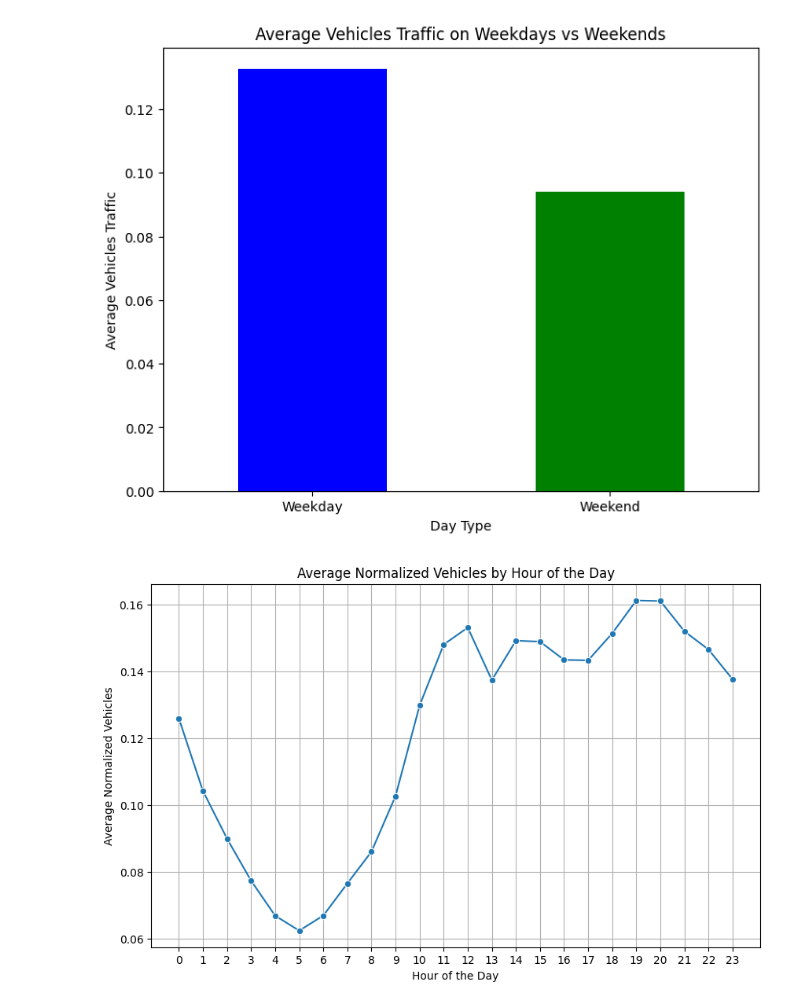
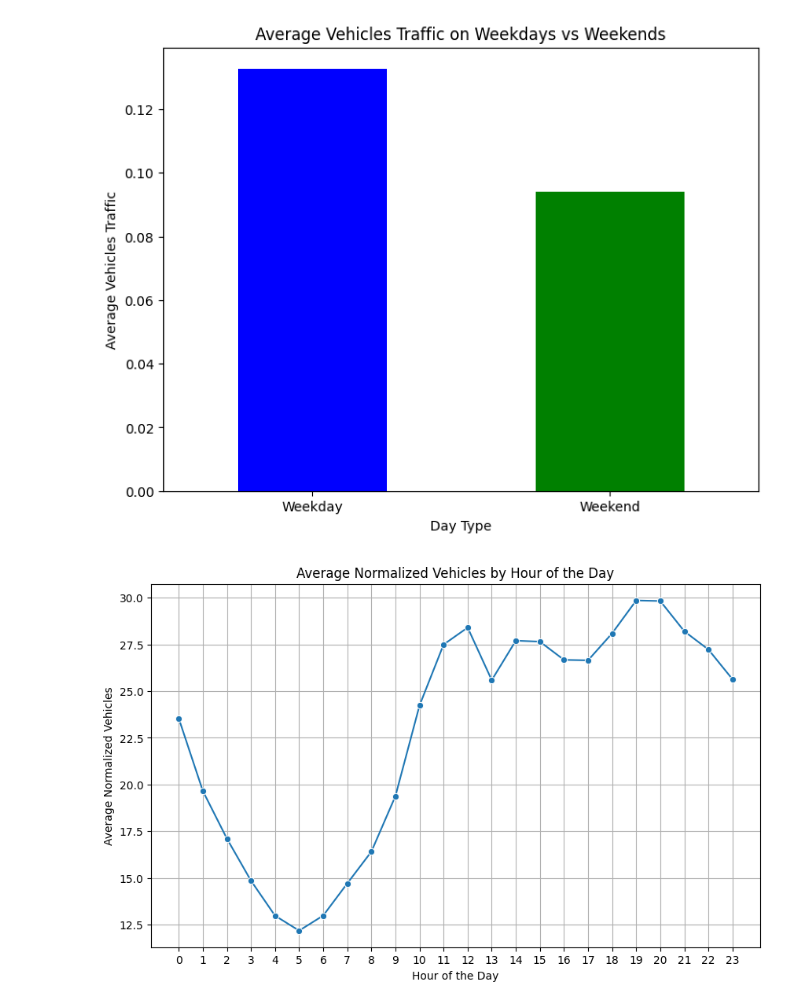
Before and after one commit to amina-work/Projet_PredictionDuTraficDansUneSmartCityIoT, a Jupyter notebook: app.ipynb, the cells around one changed output. Drawn from its saved outputs; the diff is of its cells as text; code cells hidden in the pictures.

```diff
--- a/app.ipynb
+++ b/app.ipynb
@@ -119,16 +119,16 @@ plt.show()
 [figure]
 # %%
 # this graph explores the relation of the traffic with the hour of the days
-hourly_data = df.groupby('Hour')['Normalized_Vehicles'].mean()
+hourly_data = df.groupby('Hour')['Vehicles'].mean()
 
 # Creating a line plot
 plt.figure(figsize=(10, 6))
 sns.lineplot(x=hourly_data.index, y=hourly_data.values, marker='o')
 plt.title('Average Normalized Vehicles by Hour of the Day')
 plt.xlabel('Hour of the Day')
 plt.ylabel('Average Normalized Vehicles')
 plt.xticks(range(24))  # Setting x-axis ticks for each hour
 plt.grid(True)
 plt.show()
 # %% [output]
-[figure, old version]
+[figure, new version]
```
Also changed, not shown: parts of 1 cell of this notebook, 2 other files.
